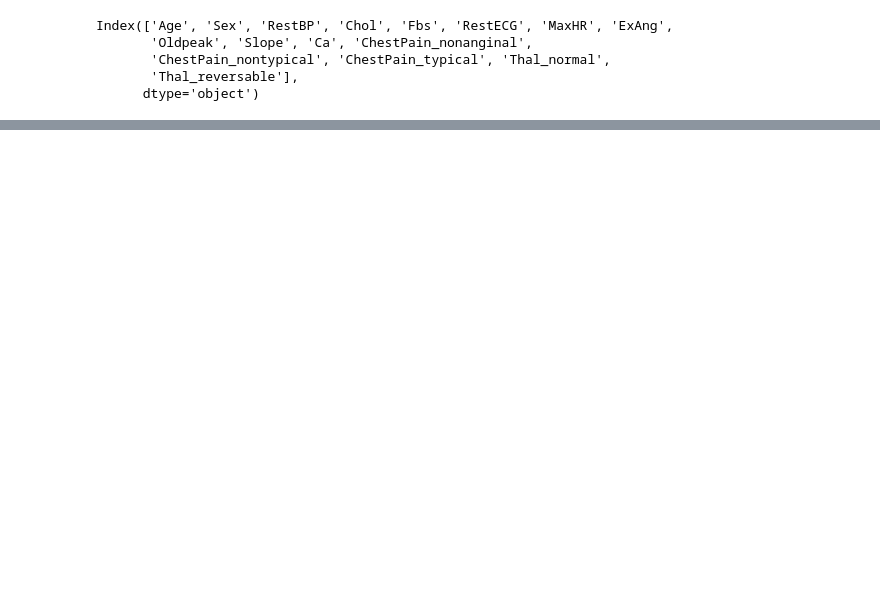
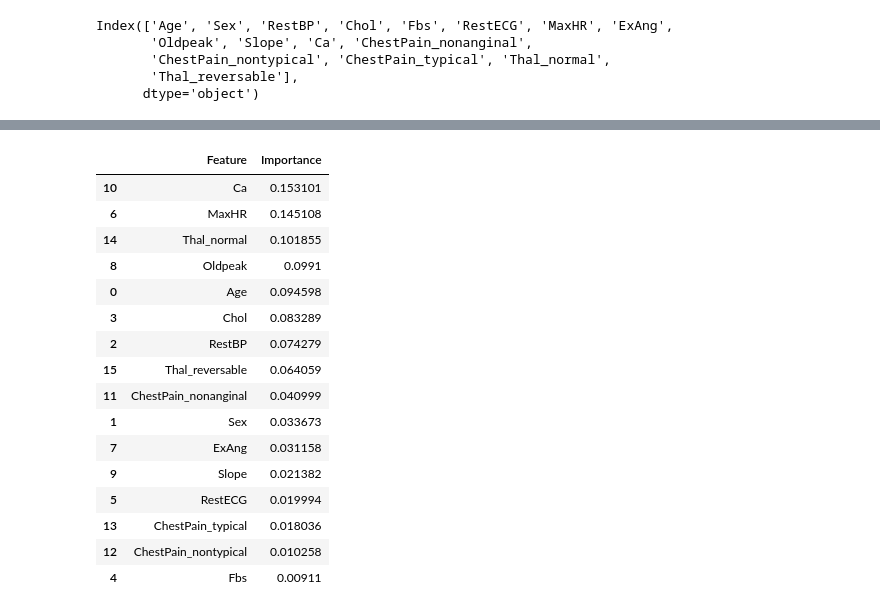
Before and after one commit to SusannaR11/AI_Engineering_OPA24_Susanna_Rokka, a Jupyter notebook: code-alongs/06_random_forest/06_random_forest2.ipynb, the cells around one changed output, grey strips where cells are left out. Cells and saved outputs as stored; diff of their text form; code cells hidden in the pictures; blank space fills up the shorter version.

```diff
--- a/code-alongs/06_random_forest/06_random_forest2.ipynb
+++ b/code-alongs/06_random_forest/06_random_forest2.ipynb
@@ -198,0 +221,21 @@ feature_importance = feature_importance
+# %%
+feature_importance = feature_importance.sort_values(by= "Importance", ascending=False)
+feature_importance
+# %% [output]
+|  | Feature | Importance |
+| 10 | Ca | 0.153101 |
+| 6 | MaxHR | 0.145108 |
+| 14 | Thal_normal | 0.101855 |
+| 8 | Oldpeak | 0.0991 |
+| 0 | Age | 0.094598 |
+| 3 | Chol | 0.083289 |
+| 2 | RestBP | 0.074279 |
+| 15 | Thal_reversable | 0.064059 |
+| 11 | ChestPain_nonanginal | 0.040999 |
+| 1 | Sex | 0.033673 |
+| 7 | ExAng | 0.031158 |
+| 9 | Slope | 0.021382 |
+| 5 | RestECG | 0.019994 |
+| 13 | ChestPain_typical | 0.018036 |
+| 12 | ChestPain_nontypical | 0.010258 |
+| 4 | Fbs | 0.00911 |
```
Also changed, not shown: parts of 11 cells of this notebook, 2 other files.
